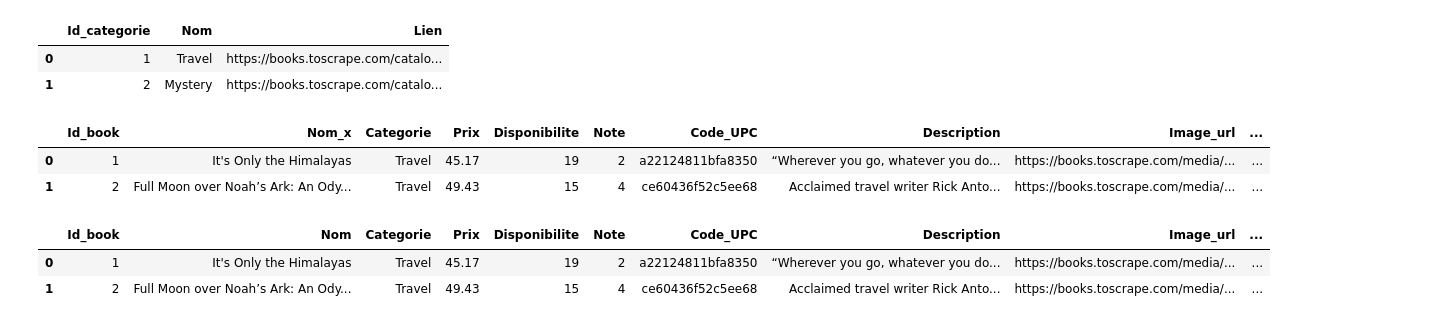
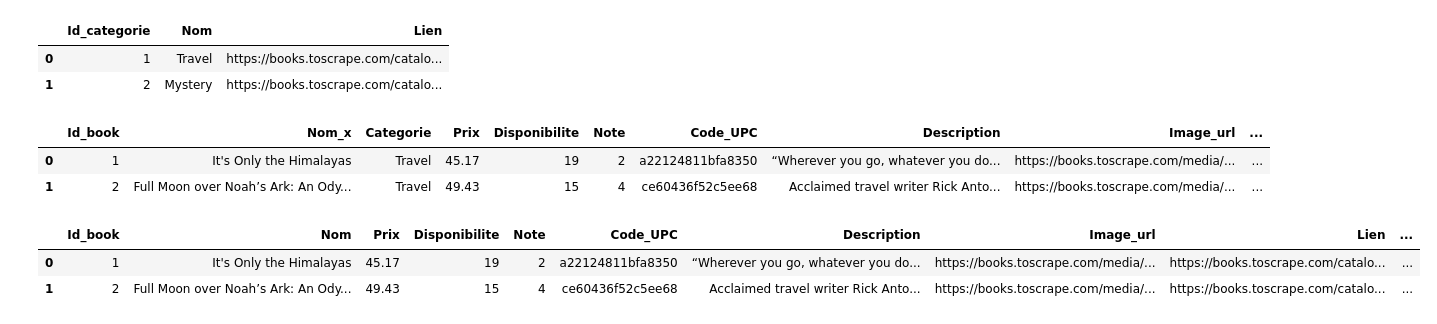
Before and after one commit to bigbong-K/projet_gestion_bibliotheque, a Jupyter notebook: scrapping/main.ipynb, the cells around one changed output. Saved outputs shown, nothing was run; the diff lists cells and outputs as text; code cells hidden in the pictures.

Commit message:
style<scrapping>: suppression de la colonne Categorie dans books.csv

```diff
--- a/scrapping/main.ipynb
+++ b/scrapping/main.ipynb
@@ -214,10 +214,11 @@ df_books.head(2)
 # %%
 df_books = df_books.drop(columns=["Nom_y"])
 df_books = df_books.rename(columns={"Nom_x":"Nom"})
+df_books = df_books.drop(columns=["Categorie"])
 df_books.head(2)
 # %% [output]
-|  | Id_book | Nom | Categorie | Prix | Disponibilite | Note | Code_UPC | Description | Image_url | ... |
-| 0 | 1 | It's Only the Himalayas | Travel | 45.17 | 19 | 2 | a22124811bfa8350 | “Wherever you go, whatever you do... | https://books.toscrape.com/media/... | ... |
-| 1 | 2 | Full Moon over Noah’s Ark: An Ody... | Travel | 49.43 | 15 | 4 | ce60436f52c5ee68 | Acclaimed travel writer Rick Anto... | https://books.toscrape.com/media/... | ... |
+|  | Id_book | Nom | Prix | Disponibilite | Note | Code_UPC | Description | Image_url | Lien | ... |
+| 0 | 1 | It's Only the Himalayas | 45.17 | 19 | 2 | a22124811bfa8350 | “Wherever you go, whatever you do... | https://books.toscrape.com/media/... | https://books.toscrape.com/catalo... | ... |
+| 1 | 2 | Full Moon over Noah’s Ark: An Ody... | 49.43 | 15 | 4 | ce60436f52c5ee68 | Acclaimed travel writer Rick Anto... | https://books.toscrape.com/media/... | https://books.toscrape.com/catalo... | ... |
 # %%
 df_books.to_csv("../data/books.csv", sep=",", index=False)
```
